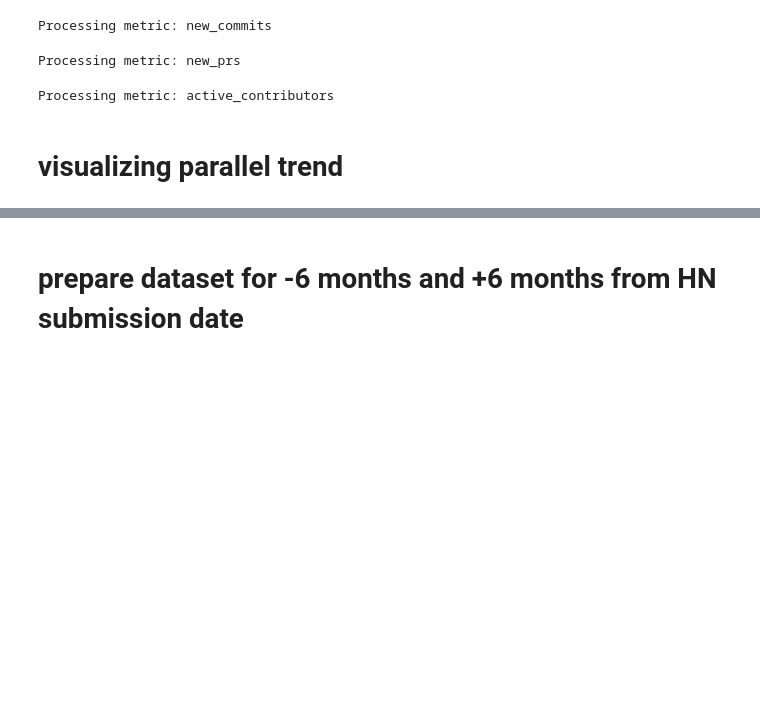
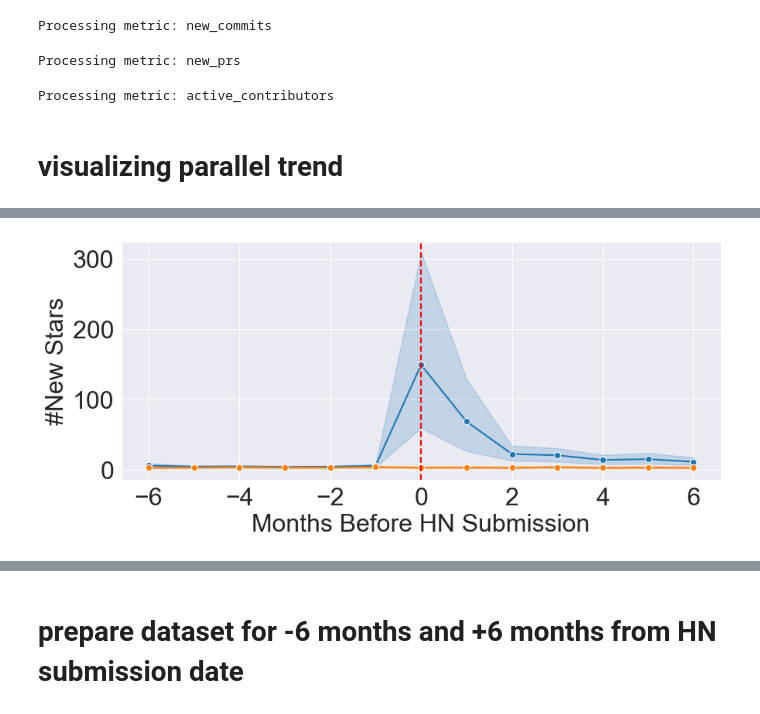
Before and after one commit to MUICT-SERU/SP2024-GPT, a Jupyter notebook: src/rq3/3c-causal-analysis/match-parallel-trend-assumption.ipynb, the cells around one changed output, grey strips where cells are left out. Cells and saved outputs as stored; diff of their text form; code cells hidden in the pictures; blank space fills up the shorter version.

```diff
--- a/src/rq3/3c-causal-analysis/match-parallel-trend-assumption.ipynb
+++ b/src/rq3/3c-causal-analysis/match-parallel-trend-assumption.ipynb
@@ -371,0 +422,86 @@ cumulative_ve_contributors 0.111872
+# %%
+import pandas as pd
+import matplotlib.pyplot as plt
+import seaborn as sns
+
+plt.rcParams.update({'font.size': 23})
+
+metrics = ['new_stars', 'new_forks', 'new_commits', 'new_prs', 'active_contributors']
+
+# Align time: Convert dates to relative months
+def align_time(df, hn_date):
+    hn_date = hn_date.tz_localize(None)  # Remove timezone
+    df['relative_month'] = df['month'].dt.to_period("M").apply(lambda x: (x - hn_date.to_period("M")).n)
+    return df
+
+# Aggregate trends: Average over all repos
+def plot_aggregate_trend(metric):
+    plt.figure(figsize=(10, 4))
+
+    sns.lineplot(
+        data=df_aligned,
+        x="relative_month",
+        y=metric,
+        hue="repo_type",
+        ci=95,  # Confidence interval
+        marker="o"
+    )
+
+    # Format metric names on axes as title
+    metric_title = metric.replace('_', ' ').title()
+
+    plt.axvline(x=0, color='red', linestyle='dashed', label="HN Submission (T=0)")
+    plt.xlabel("Months Before HN Submission")
+    plt.ylabel(f"#{metric_title}")
+    # plt.title(f"Parallel Trend Assumption Check ({metric_title})")
+    # Disable legend
+    plt.legend([], [], frameon=False)
+    plt.savefig(f"plots/parallel_trend_check_{metric}.pdf")
+    plt.show()
+
+# Load the original metric data
+df_treatment = pd.read_csv("../dataset/hn-stories-gh-ai-metrics-[6months-before-after-hn].csv")
+df_control = pd.read_csv("../dataset/nonhn-gh-ai-metrics-[2147].csv", encoding="utf-7")
+
+for metric in metrics:
+    # Load matched treatment-control data
+    df_matched = pd.read_csv(f"./matched_control_{metric}.csv")  # Adjust filename as needed
+
+    # Convert date columns
+    df_treatment['month'] = pd.to_datetime(df_treatment['month'])
+    df_control['month'] = pd.to_datetime(df_control['month'])
+    df_matched['hn_submission_date'] = pd.to_datetime(df_matched['hn_submission_date'])
+
+    # Store aligned trends for aggregation
+    aligned_treatment = []
+    aligned_control = []
+
+    # Iterate through matched pairs
+    for _, row in df_matched.iterrows():
+        treatment_repo = row['treatment_repo']
+        control_repo = row['control_repo']
+        hn_date = row['hn_submission_date']
+
+        # Align treatment repo data
+        treatment_data = df_treatment[df_treatment['repo_full_name'] == treatment_repo].copy()
+        treatment_data = align_time(treatment_data, hn_date)
+        treatment_data['repo_type'] = 'Treatment'
+        aligned_treatment.append(treatment_data)
+
+        # Align control repo data
+        control_data = df_control[df_control['control_repo'] == control_repo].copy()
+        control_data = align_time(control_data, hn_date)
+        control_data['repo_type'] = 'Control'
+        aligned_control.append(control_data)
+
+    # Combine aligned data
+    df_aligned = pd.concat(aligned_treatment + aligned_control, ignore_index=True)
+
+    # Ensure relative_month is an integer for filtering
+    df_aligned['relative_month'] = df_aligned['relative_month'].astype(int)
+
+    # Filter for pre-submission period (T = -6 to -1)
+    df_aligned = df_aligned[(df_aligned['relative_month'] >= -6) & (df_aligned['relative_month'] <= 6)]
+
+    plot_aggregate_trend(metric)
+# %% [output]
@@ -371,0 +511 @@ cumulative_ve_contributors 0.111872
+[figure, added]
```
Also changed, not shown: parts of 19 cells of this notebook, 1 other file.
